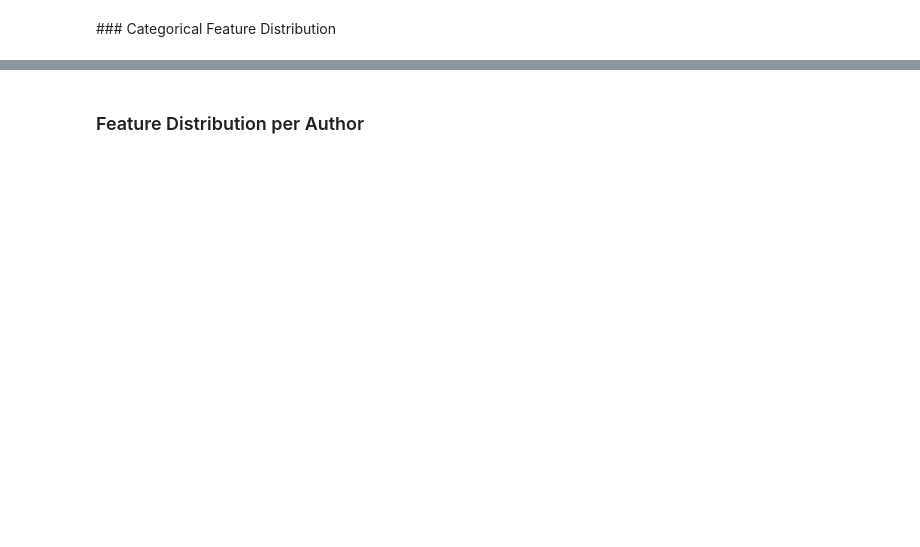
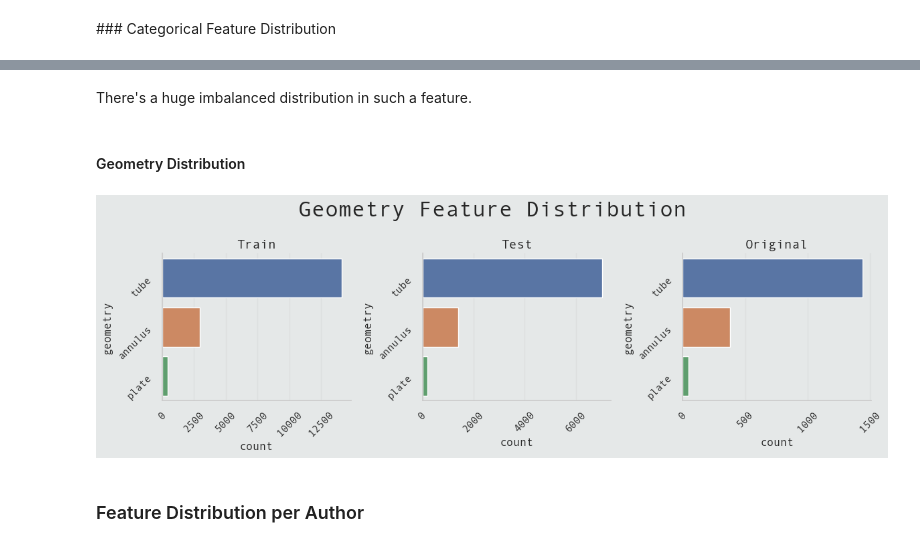
Before and after one commit to Volscente/kaggle_tps, a Jupyter notebook: notebooks/S3E15/heat_flux_feature_imputation.ipynb, the cells around one changed output, grey strips where cells are left out. Saved outputs shown, nothing was run; the diff lists cells and outputs as text; code cells hidden in the pictures; blank space fills up the shorter version.

```diff
--- a/notebooks/S3E15/heat_flux_feature_imputation.ipynb
+++ b/notebooks/S3E15/heat_flux_feature_imputation.ipynb
@@ -306,3 +292,37 @@ plt.tight_layout()
+# %% [markdown]
+There's a huge imbalanced distribution in such a feature.
+# %% [markdown]
+#### Geometry Distribution
+# %%
+# Plot the countplot for the 'Geometry' feature
+figure, ax = plt.subplots(3, 3, figsize=(12, 4))
+ax = ax.flatten()
+
+# Fetch the data to plot
+for index, dataset_name in enumerate(data_to_plot.keys()):
+
+    # Plot data
+    sns.countplot(data=data_to_plot[dataset_name],
+                  y='geometry',
+                  label=dataset_name,
+                  order=data_to_plot[dataset_name]['geometry'].value_counts().index,
+                  ax=ax[index])
+
+    # Set subplot tick rotation
+    ax[index].tick_params(labelrotation=45)
+
+    # Set subplot title
+    ax[index].set_title(f'{dataset_name}',
+                        fontsize=14)
+
+# Set figure Title
+figure.suptitle('Geometry Feature Distribution',
+                fontweight='bold',
+                fontsize=24)
+
+plt.tight_layout()
+# %% [output]
+[figure, added]
 # %% [markdown]
 ### Feature Distribution per Author
 # %%
```
Also changed, not shown: parts of 25 cells of this notebook.
